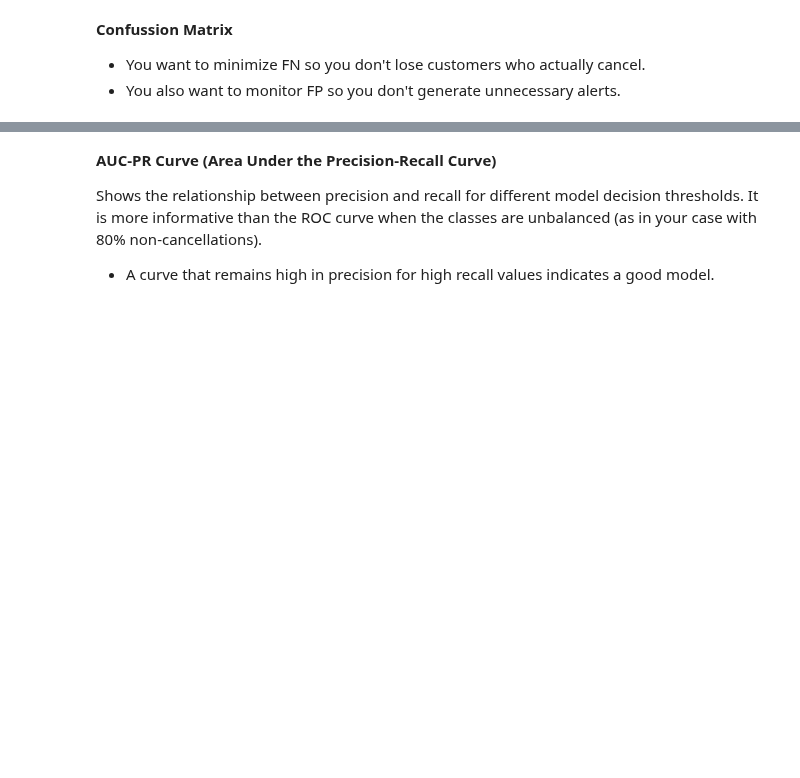
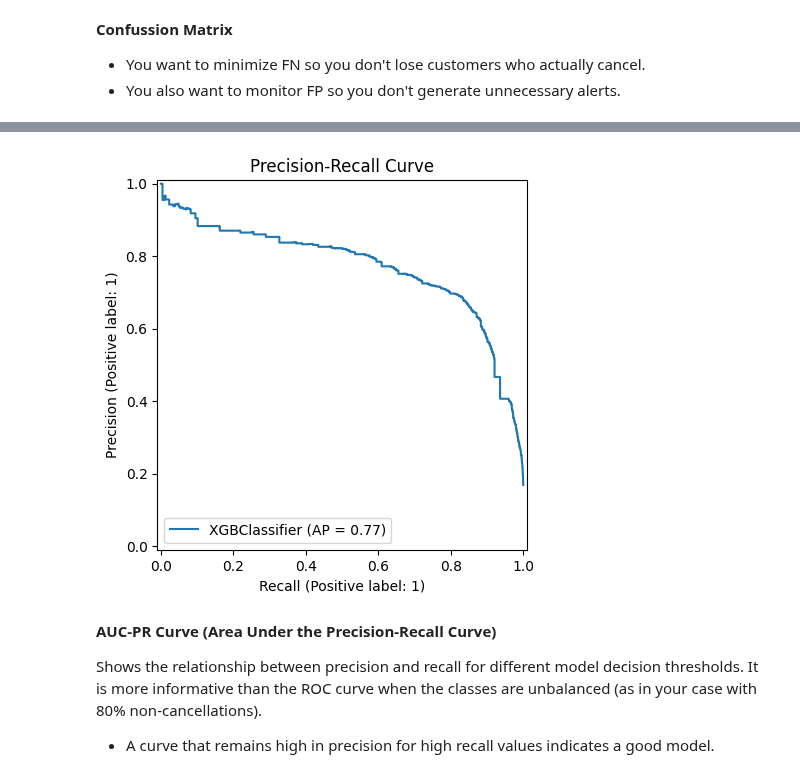
Before and after one commit to EstebanPerez25/TCA-Project, a Jupyter notebook: notebooks/01_model.ipynb, the cells around one changed output, grey strips where cells are left out. Saved outputs shown, nothing was run; the diff lists cells and outputs as text; code cells hidden in the pictures; blank space fills up the shorter version.

Commit message:
AUC PR Curve

```diff
--- a/notebooks/01_model.ipynb
+++ b/notebooks/01_model.ipynb
@@ -369,3 +387,8 @@ ConfusionMatrixDisplay.from_estimator(xgb_model, X_test, y_test, normalize='all'
 **Confussion Matrix**
 * You want to minimize FN so you don't lose customers who actually cancel.
 * You also want to monitor FP so you don't generate unnecessary alerts.
+# %%
+PrecisionRecallDisplay.from_estimator(xgb_model, X_test, y_test)
+plt.title("Precision-Recall Curve")
+plt.show()
+# %% [output]
@@ -372,3 +396,4 @@ ConfusionMatrixDisplay.from_estimator(xgb_model, X_test, y_test, normalize='all'
+[figure, added]
 # %% [markdown]
 **AUC-PR Curve (Area Under the Precision-Recall Curve)**
 
```
Also changed, not shown: parts of 4 cells of this notebook.
